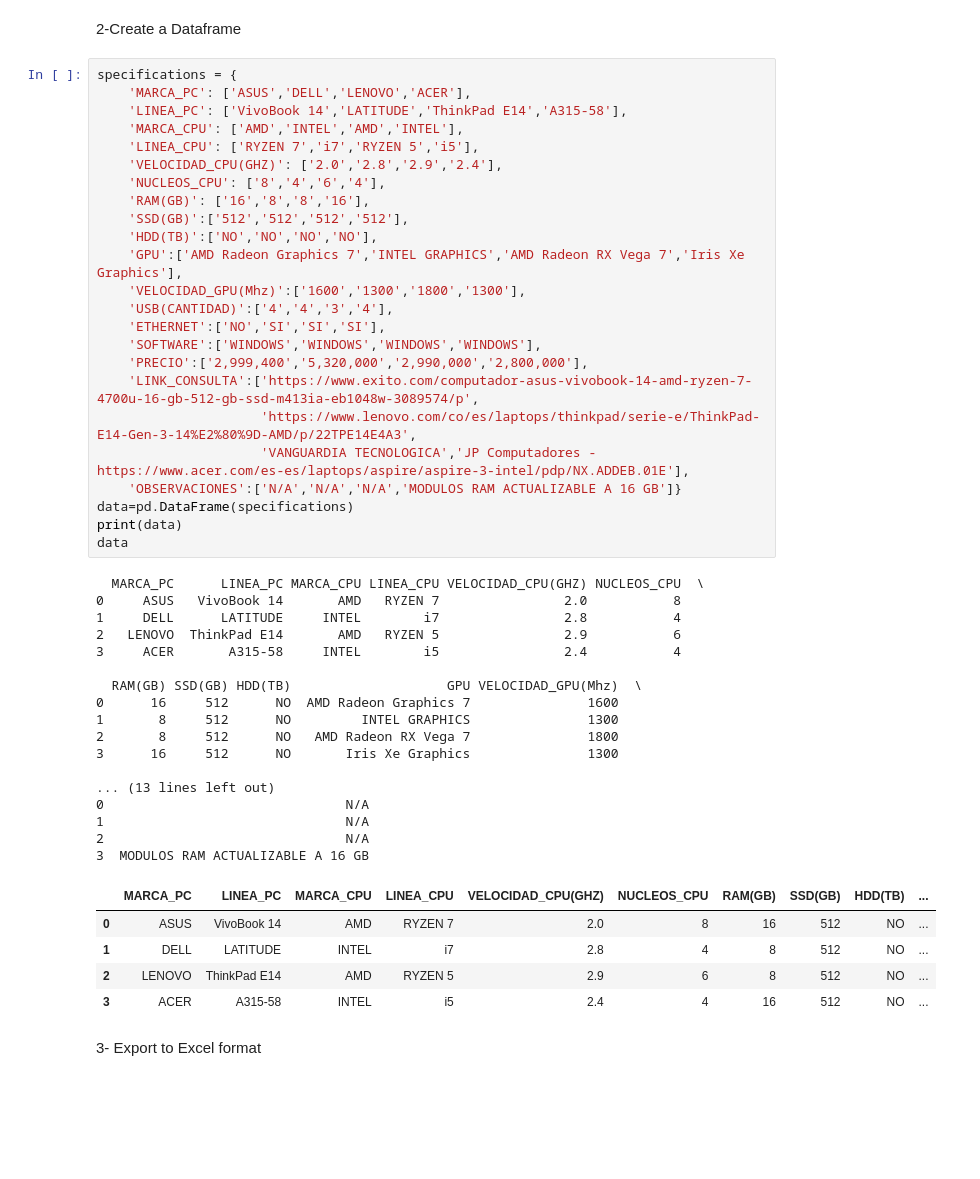
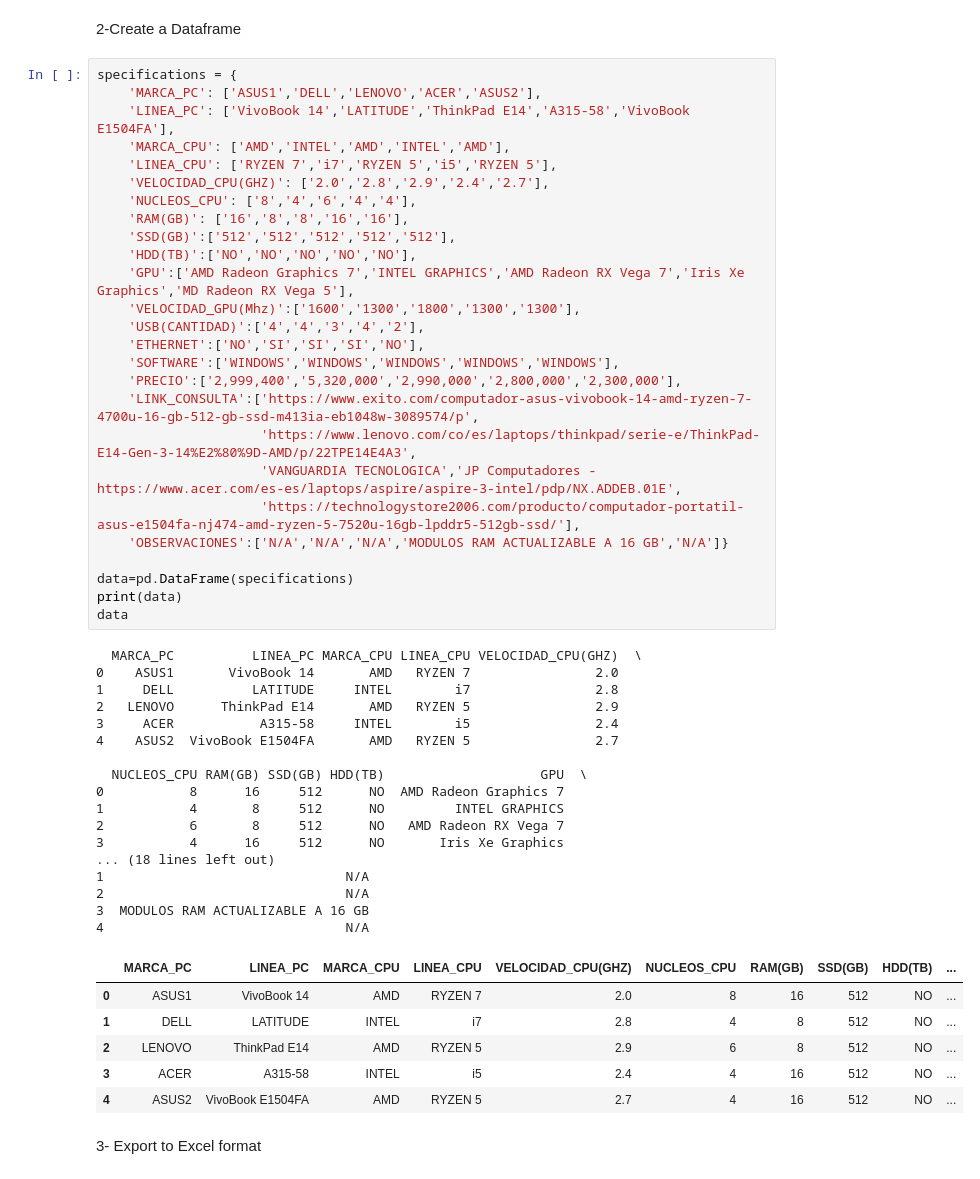
Before and after one commit to wagnerfv1117/ANALISIS-COMPRA-COMPUTADOR, a Jupyter notebook: notebooks/compra_computador.ipynb, the cells around one changed output. Saved outputs shown, nothing was run; the diff lists cells and outputs as text; blank space fills up the shorter version.

```diff
--- a/notebooks/compra_computador.ipynb
+++ b/notebooks/compra_computador.ipynb
@@ -13,51 +13,54 @@ import matplotlib.pyplot as plt
 2-Create a Dataframe
 # %%
 specifications = {
-    'MARCA_PC': ['ASUS','DELL','LENOVO','ACER'],
-    'LINEA_PC': ['VivoBook 14','LATITUDE','ThinkPad E14','A315-58'],
-    'MARCA_CPU': ['AMD','INTEL','AMD','INTEL'],
-    'LINEA_CPU': ['RYZEN 7','i7','RYZEN 5','i5'],
-    'VELOCIDAD_CPU(GHZ)': ['2.0','2.8','2.9','2.4'],
-    'NUCLEOS_CPU': ['8','4','6','4'],
-    'RAM(GB)': ['16','8','8','16'],
-    'SSD(GB)':['512','512','512','512'],
-    'HDD(TB)':['NO','NO','NO','NO'],
-    'GPU':['AMD Radeon Graphics 7','INTEL GRAPHICS','AMD Radeon RX Vega 7','Iris Xe Graphics'],
-    'VELOCIDAD_GPU(Mhz)':['1600','1300','1800','1300'],
-    'USB(CANTIDAD)':['4','4','3','4'],
-    'ETHERNET':['NO','SI','SI','SI'],
-    'SOFTWARE':['WINDOWS','WINDOWS','WINDOWS','WINDOWS'],
-    'PRECIO':['2,999,400','5,320,000','2,990,000','2,800,000'],
+    'MARCA_PC': ['ASUS1','DELL','LENOVO','ACER','ASUS2'],
+    'LINEA_PC': ['VivoBook 14','LATITUDE','ThinkPad E14','A315-58','VivoBook E1504FA'],
+    'MARCA_CPU': ['AMD','INTEL','AMD','INTEL','AMD'],
+    'LINEA_CPU': ['RYZEN 7','i7','RYZEN 5','i5','RYZEN 5'],
+    'VELOCIDAD_CPU(GHZ)': ['2.0','2.8','2.9','2.4','2.7'],
+    'NUCLEOS_CPU': ['8','4','6','4','4'],
+    'RAM(GB)': ['16','8','8','16','16'],
+    'SSD(GB)':['512','512','512','512','512'],
+    'HDD(TB)':['NO','NO','NO','NO','NO'],
+    'GPU':['AMD Radeon Graphics 7','INTEL GRAPHICS','AMD Radeon RX Vega 7','Iris Xe Graphics','MD Radeon RX Vega 5'],
+    'VELOCIDAD_GPU(Mhz)':['1600','1300','1800','1300','1300'],
+    'USB(CANTIDAD)':['4','4','3','4','2'],
+    'ETHERNET':['NO','SI','SI','SI','NO'],
+    'SOFTWARE':['WINDOWS','WINDOWS','WINDOWS','WINDOWS','WINDOWS'],
+    'PRECIO':['2,999,400','5,320,000','2,990,000','2,800,000','2,300,000'],
     'LINK_CONSULTA':['https://www.exito.com/computador-asus-vivobook-14-amd-ryzen-7-4700u-16-gb-512-gb-ssd-m413ia-eb1048w-3089574/p',
                      'https://www.lenovo.com/co/es/laptops/thinkpad/serie-e/ThinkPad-E14-Gen-3-14%E2%80%9D-AMD/p/22TPE14E4A3',
-                     'VANGUARDIA TECNOLOGICA','JP Computadores - https://www.acer.com/es-es/laptops/aspire/aspire-3-intel/pdp/NX.ADDEB.01E'],
-    'OBSERVACIONES':['N/A','N/A','N/A','MODULOS RAM ACTUALIZABLE A 16 GB']}
+                     'VANGUARDIA TECNOLOGICA','JP Computadores - https://www.acer.com/es-es/laptops/aspire/aspire-3-intel/pdp/NX.ADDEB.01E',
+                     'https://technologystore2006.com/producto/computador-portatil-asus-e1504fa-nj474-amd-ryzen-5-7520u-16gb-lpddr5-512gb-ssd/'],
+    'OBSERVACIONES':['N/A','N/A','N/A','MODULOS RAM ACTUALIZABLE A 16 GB','N/A']}
+
 data=pd.DataFrame(specifications)
 print(data)
 data
 # %% [output]
-  MARCA_PC      LINEA_PC MARCA_CPU LINEA_CPU VELOCIDAD_CPU(GHZ) NUCLEOS_CPU  \
-0     ASUS   VivoBook 14       AMD   RYZEN 7                2.0           8
-1     DELL      LATITUDE     INTEL        i7                2.8           4
-2   LENOVO  ThinkPad E14       AMD   RYZEN 5                2.9           6
-3     ACER       A315-58     INTEL        i5                2.4           4
+  MARCA_PC          LINEA_PC MARCA_CPU LINEA_CPU VELOCIDAD_CPU(GHZ)  \
+0    ASUS1       VivoBook 14       AMD   RYZEN 7                2.0
+1     DELL          LATITUDE     INTEL        i7                2.8
+2   LENOVO      ThinkPad E14       AMD   RYZEN 5                2.9
+3     ACER           A315-58     INTEL        i5                2.4
+4    ASUS2  VivoBook E1504FA       AMD   RYZEN 5                2.7
 
-  RAM(GB) SSD(GB) HDD(TB)                    GPU VELOCIDAD_GPU(Mhz)  \
-0      16     512      NO  AMD Radeon Graphics 7               1600
-1       8     512      NO         INTEL GRAPHICS               1300
-2       8     512      NO   AMD Radeon RX Vega 7               1800
-3      16     512      NO       Iris Xe Graphics               1300
-
-... (13 lines left out)
-0                               N/A
+  NUCLEOS_CPU RAM(GB) SSD(GB) HDD(TB)                    GPU  \
+0           8      16     512      NO  AMD Radeon Graphics 7
+1           4       8     512      NO         INTEL GRAPHICS
+2           6       8     512      NO   AMD Radeon RX Vega 7
+3           4      16     512      NO       Iris Xe Graphics
+... (18 lines left out)
 1                               N/A
 2                               N/A
 3  MODULOS RAM ACTUALIZABLE A 16 GB
+4                               N/A
 |  | MARCA_PC | LINEA_PC | MARCA_CPU | LINEA_CPU | VELOCIDAD_CPU(GHZ) | NUCLEOS_CPU | RAM(GB) | SSD(GB) | HDD(TB) | ... |
-| 0 | ASUS | VivoBook 14 | AMD | RYZEN 7 | 2.0 | 8 | 16 | 512 | NO | ... |
+| 0 | ASUS1 | VivoBook 14 | AMD | RYZEN 7 | 2.0 | 8 | 16 | 512 | NO | ... |
 | 1 | DELL | LATITUDE | INTEL | i7 | 2.8 | 4 | 8 | 512 | NO | ... |
 | 2 | LENOVO | ThinkPad E14 | AMD | RYZEN 5 | 2.9 | 6 | 8 | 512 | NO | ... |
 | 3 | ACER | A315-58 | INTEL | i5 | 2.4 | 4 | 16 | 512 | NO | ... |
+| 4 | ASUS2 | VivoBook E1504FA | AMD | RYZEN 5 | 2.7 | 4 | 16 | 512 | NO | ... |
 # %% [markdown]
 3- Export to Excel format
 # %%
```
Also changed, not shown: parts of 1 cell of this notebook.
